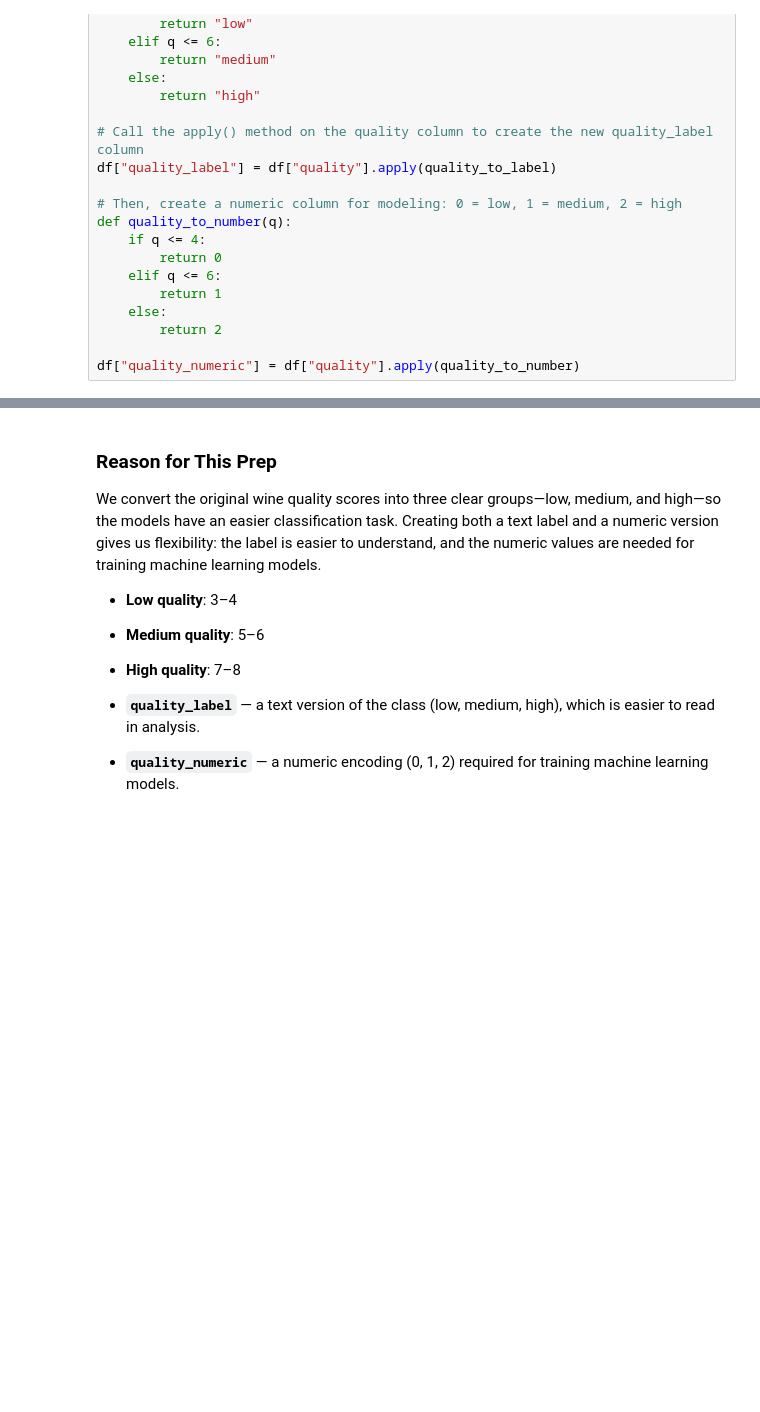
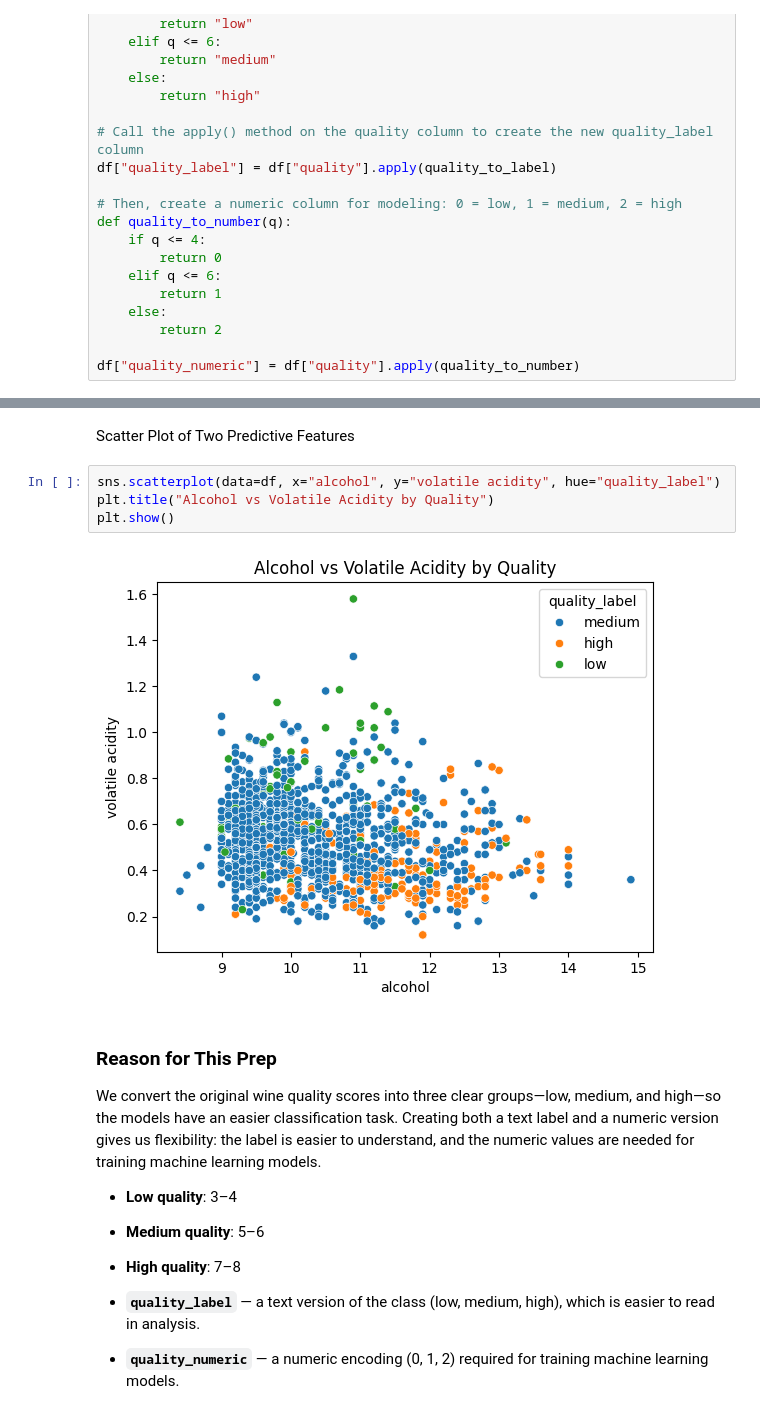
Before and after one commit to ssowers2/applied-ml-sowers, a Jupyter notebook: notebooks/project05/ensemble-sowers.ipynb, the cells around one changed output, grey strips where cells are left out. Cells and saved outputs as stored; diff of their text form; blank space fills up the shorter version.

```diff
--- a/notebooks/project05/ensemble-sowers.ipynb
+++ b/notebooks/project05/ensemble-sowers.ipynb
@@ -134,3 +155,11 @@ df["quality_numeric"] = df["quality"].apply(quality_to_number)
+# %% [markdown]
+Scatter Plot of Two Predictive Features
+# %%
+sns.scatterplot(data=df, x="alcohol", y="volatile acidity", hue="quality_label")
+plt.title("Alcohol vs Volatile Acidity by Quality")
+plt.show()
+# %% [output]
+[figure, added]
 # %% [markdown]
 ### **Reason for This Prep**
 We convert the original wine quality scores into three clear groups—low, medium, and high—so the models have an easier classification task. Creating both a text label and a numeric version gives us flexibility: the label is easier to understand, and the numeric values are needed for training machine learning models.
```
Also changed, not shown: parts of 10 cells of this notebook.
